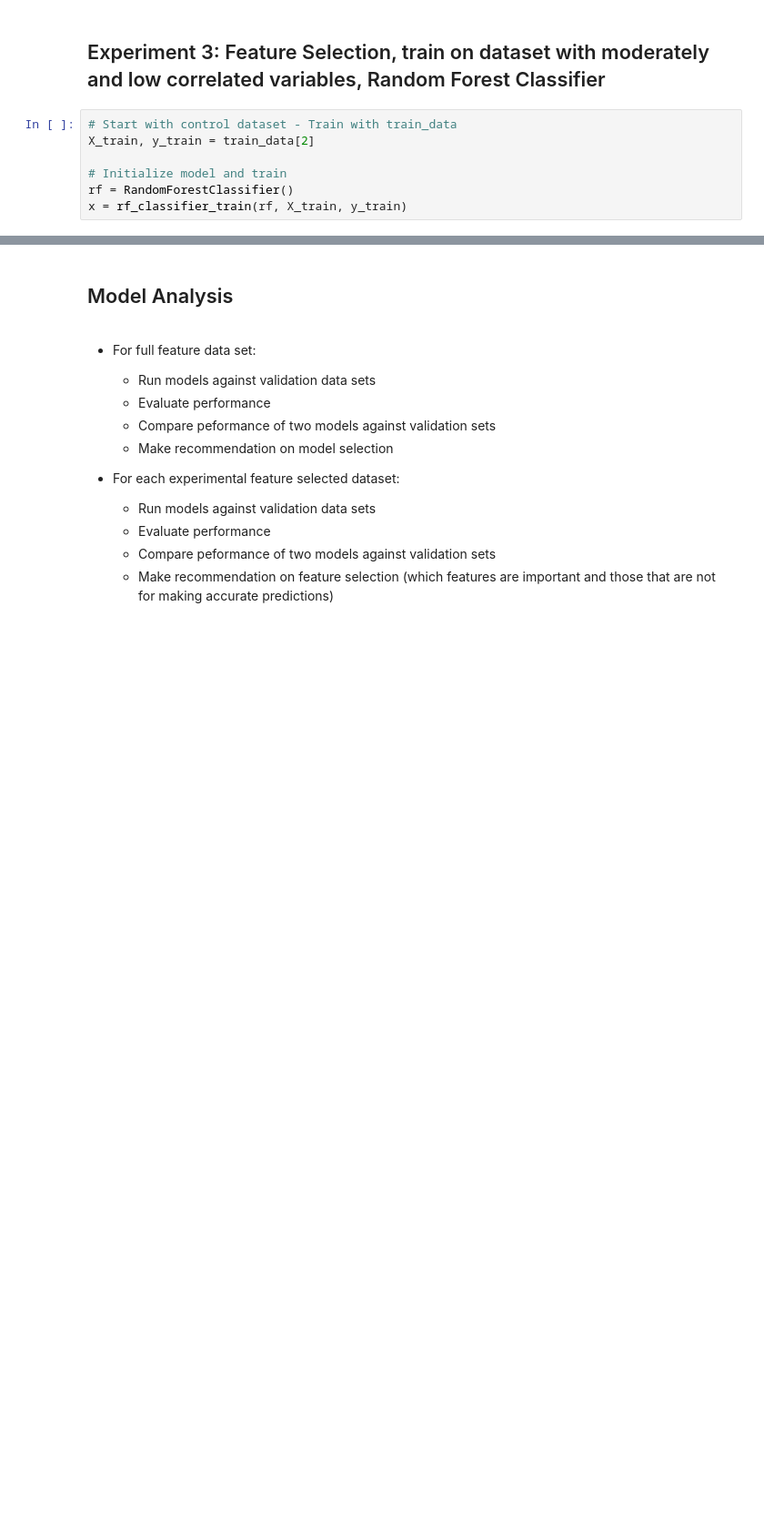
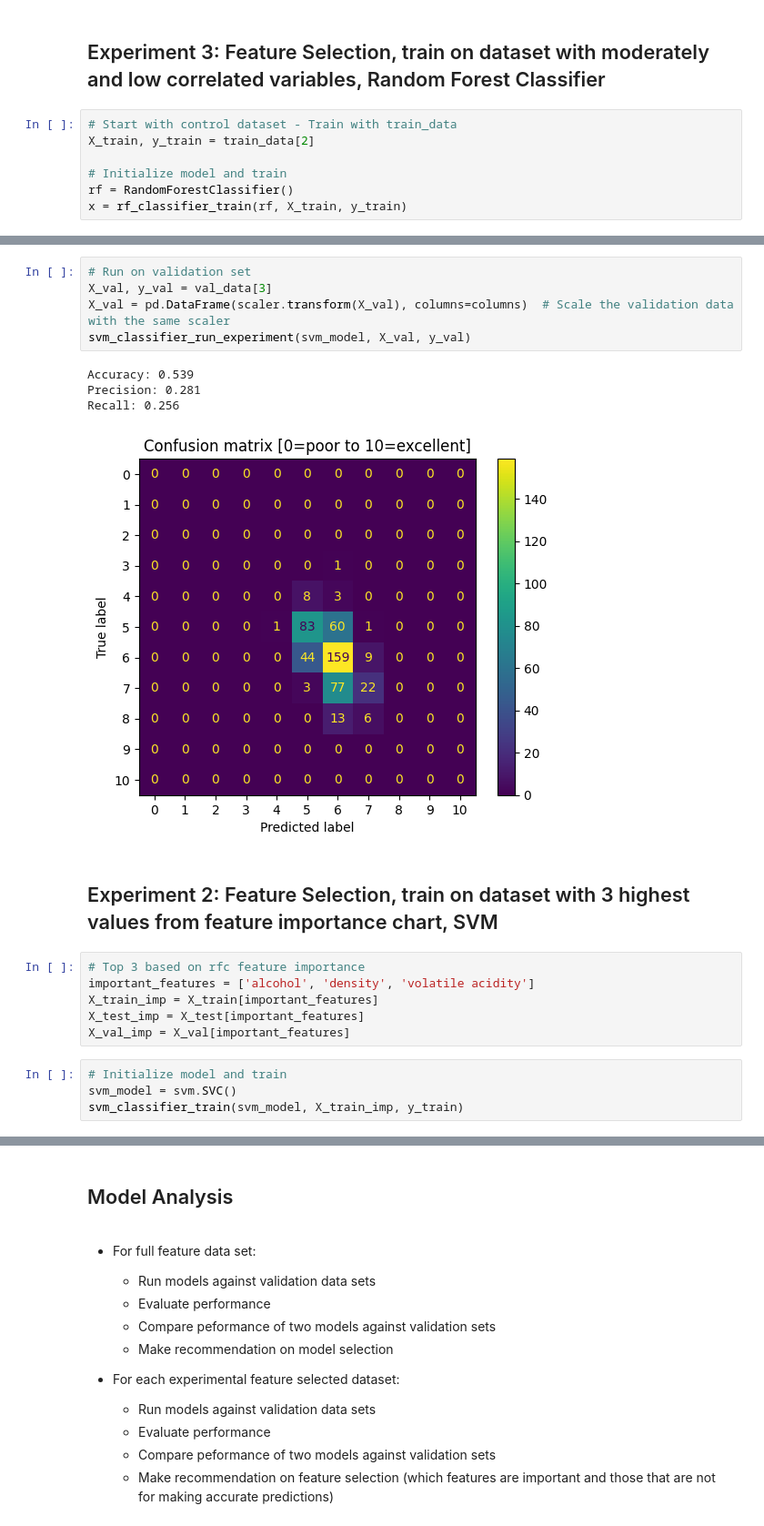
Before and after one commit to dangrant6/Wine-Quality, a Jupyter notebook: wine-quality-analysis.ipynb, the cells around one changed output, grey strips where cells are left out. Shown at 91% size. Cells and saved outputs as stored; diff of their text form; blank space fills up the shorter version.

```diff
--- a/wine-quality-analysis.ipynb
+++ b/wine-quality-analysis.ipynb
@@ -388,0 +436,22 @@ Recall: 0.454
+# %%
+# Run on validation set
+X_val, y_val = val_data[3]
+X_val = pd.DataFrame(scaler.transform(X_val), columns=columns)  # Scale the validation data with the same scaler
+svm_classifier_run_experiment(svm_model, X_val, y_val)
+# %% [output]
+Accuracy: 0.539
+Precision: 0.281
+Recall: 0.256
+[figure, added]
+# %% [markdown]
+## Experiment 2: Feature Selection, train on dataset with 3 highest values from feature importance chart, SVM
+# %%
+# Top 3 based on rfc feature importance
+important_features = ['alcohol', 'density', 'volatile acidity']
+X_train_imp = X_train[important_features]
+X_test_imp = X_test[important_features]
+X_val_imp = X_val[important_features]
+# %%
+# Initialize model and train
+svm_model = svm.SVC()
+svm_classifier_train(svm_model, X_train_imp, y_train)
```
Also changed, not shown: parts of 16 cells of this notebook.
